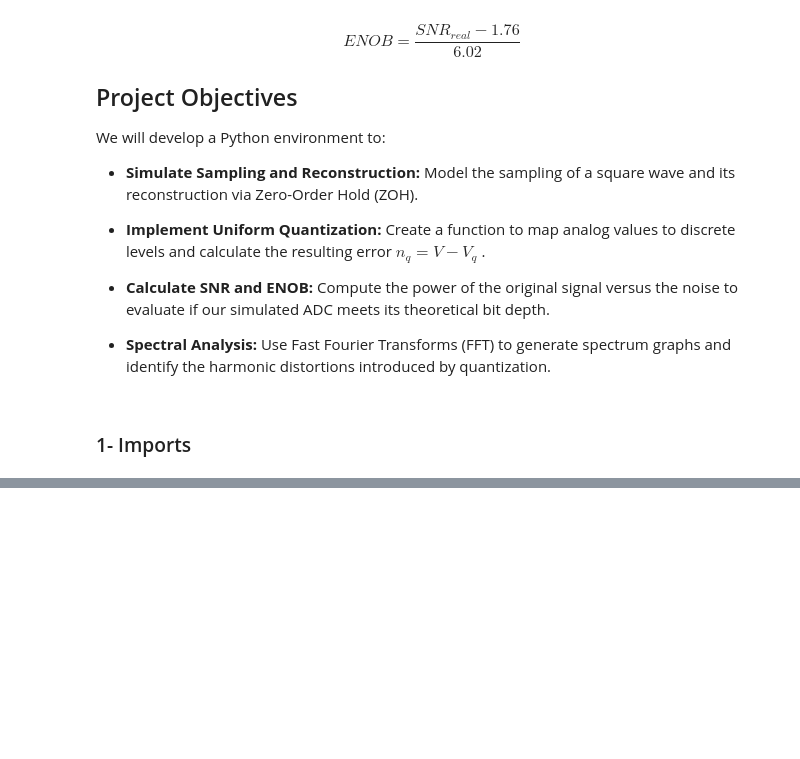
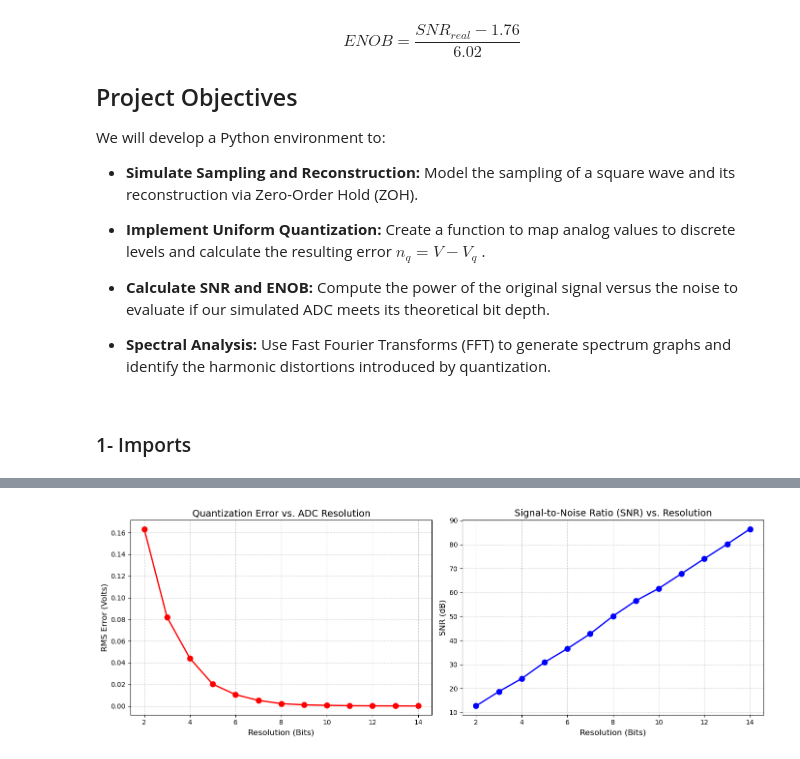
Before and after one commit to elmerfariass/DSPcap, a Jupyter notebook: ADC&DAC.ipynb, the cells around one changed output, grey strips where cells are left out. Drawn from its saved outputs; the diff is of its cells as text; code cells hidden in the pictures; blank space fills up the shorter version.

```diff
--- a/ADC&DAC.ipynb
+++ b/ADC&DAC.ipynb
@@ -291,0 +289,67 @@ ENOB Calculate: 2.57 bits
+# %%
+fs_analog_test = 100000
+f_signal_test = 100 # 100 Hz sine wave
+t_temp = np.linspace(0, 0.05, int(fs_analog_test * 0.05))
+
+# Full-scale sine wave for the ENOB formula to work perfectly
+x_analog_test = np.sin(2 * np.pi * f_signal_test * t_temp)
+
+fs_sample_test = 5000 # 5 kHz
+v_min_test = -1.0
+v_max_test = 1.0
+
+# List of resolutions to test (from 2 to 14 bits)
+bit_levels = np.arange(2, 15)
+
+# Lists to store the results
+rms_errors = []
+snr_results = []
+enob_results = []
+
+print("Evaluating the ADC for different resolutions...\n")
+print(f"{'Bits':<6} | {'RMS Error (V)':<15} | {'SNR (dB)':<12} | {'ENOB'}")
+print("-" * 50)
+
+for bits in bit_levels:
+    # Run the simulation for the current resolution (with no additive noise)
+    t_samp, x_samp, x_quant, noise, bits_out, snr_db, enob = adc_simulation(
+        x_analog=x_analog_test,
+        fs_analog=fs_analog_test,
+        fs_sample=fs_sample_test,
+        bits=bits,
+        v_min=v_min_test,
+        v_max=v_max_test,
+        noise_std=0.0 # No external noise to isolate the quantization noise
+    )
+
+    # Calculate the RMS Error (Square Root of the Mean Noise Power)
+    erro_rms = np.sqrt(np.mean(noise**2))
+
+    # Store the data
+    rms_errors.append(erro_rms)
+    snr_results.append(snr_db)
+    enob_results.append(enob)
+
+    print(f"{bits:<6} | {erro_rms:<15.6f} | {snr_db:<12.2f} | {enob:.2f}")
+
+# --- PLOTTING THE RESULTS ---
+fig, (ax1, ax2) = plt.subplots(1, 2, figsize=(14, 5))
+
+# Plot 1: Exponential Drop of the Quantization Error
+ax1.plot(bit_levels, rms_errors, 'ro-', linewidth=2, markersize=8)
+ax1.set_title('Quantization Error vs. ADC Resolution', fontsize=14)
+ax1.set_xlabel('Resolution (Bits)', fontsize=12)
+ax1.set_ylabel('RMS Error (Volts)', fontsize=12)
+#ax1.set_yscale('log') # Logarithmic scale to see the exponential drop
+ax1.grid(True, which="both", ls="--", alpha=0.6)
+
+# Plot 2: SNR Increase
+ax2.plot(bit_levels, snr_results, 'bo-', linewidth=2, markersize=8)
+ax2.set_title('Signal-to-Noise Ratio (SNR) vs. Resolution', fontsize=14)
+ax2.set_xlabel('Resolution (Bits)', fontsize=12)
+ax2.set_ylabel('SNR (dB)', fontsize=12)
+ax2.grid(True, ls="--", alpha=0.6)
+
+plt.tight_layout()
+plt.show()
+# %% [output]
@@ -291,0 +373 @@ ENOB Calculate: 2.57 bits
+[figure, added]
```
Also changed, not shown: parts of 4 cells of this notebook.
